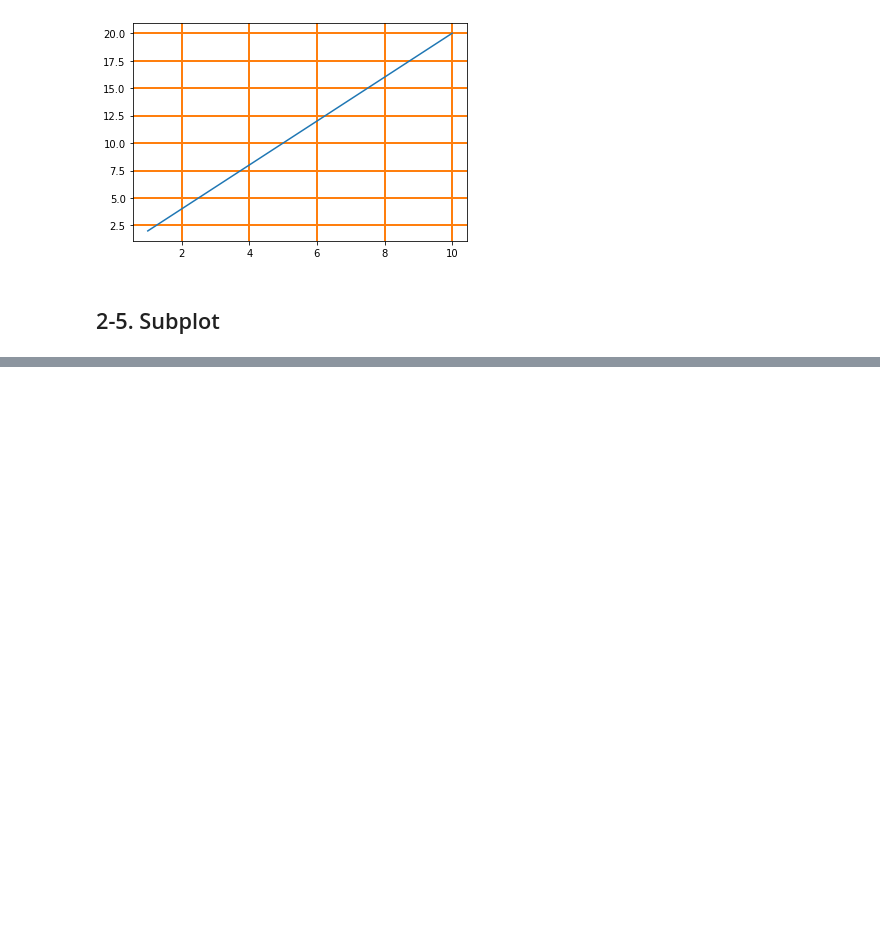
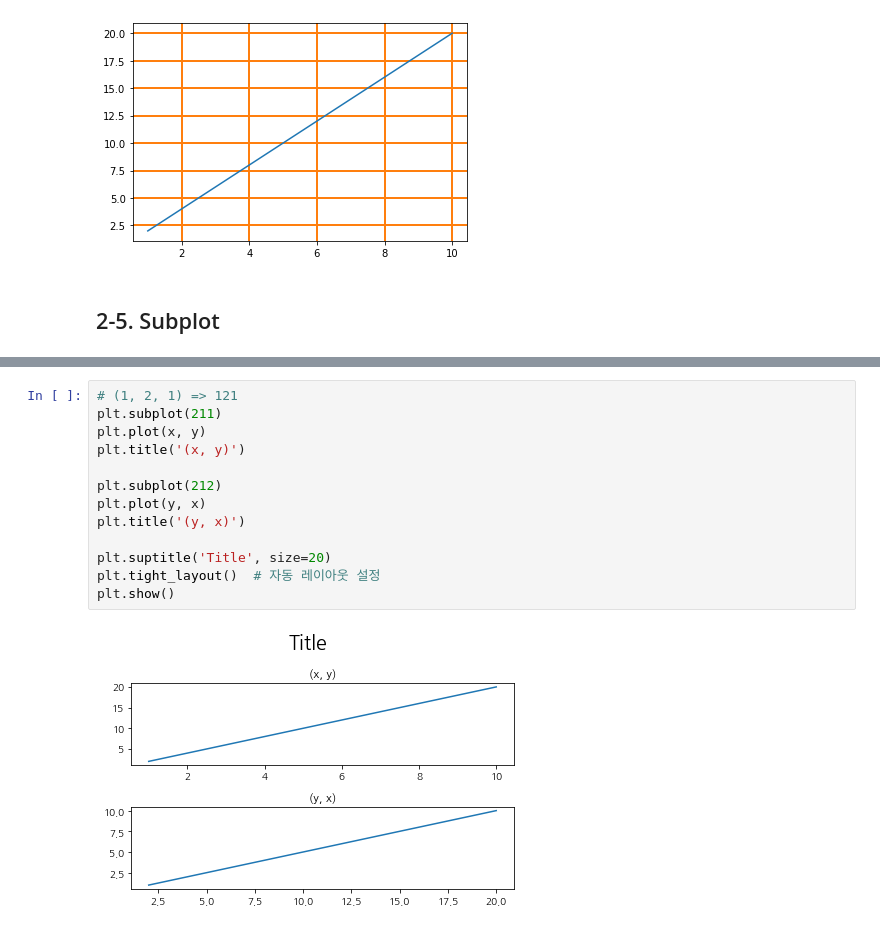
Before and after one commit to CraftyDragon678/study-bigdata, a Jupyter notebook: 30_데이터 시각화/02_Line Plot.ipynb, the cells around one changed output, grey strips where cells are left out. Cells and saved outputs as stored; diff of their text form; blank space fills up the shorter version.

```diff
--- a/30_데이터 시각화/02_Line Plot.ipynb
+++ b/30_데이터 시각화/02_Line Plot.ipynb
@@ -148,0 +159,15 @@ plt.show()
+# %%
+# (1, 2, 1) => 121
+plt.subplot(211)
+plt.plot(x, y)
+plt.title('(x, y)')
+
+plt.subplot(212)
+plt.plot(y, x)
+plt.title('(y, x)')
+
+plt.suptitle('Title', size=20)
+plt.tight_layout()  # 자동 레이아웃 설정
+plt.show()
+# %% [output]
+[figure, added]
```
Also changed, not shown: parts of 18 cells of this notebook, 1 other file.
